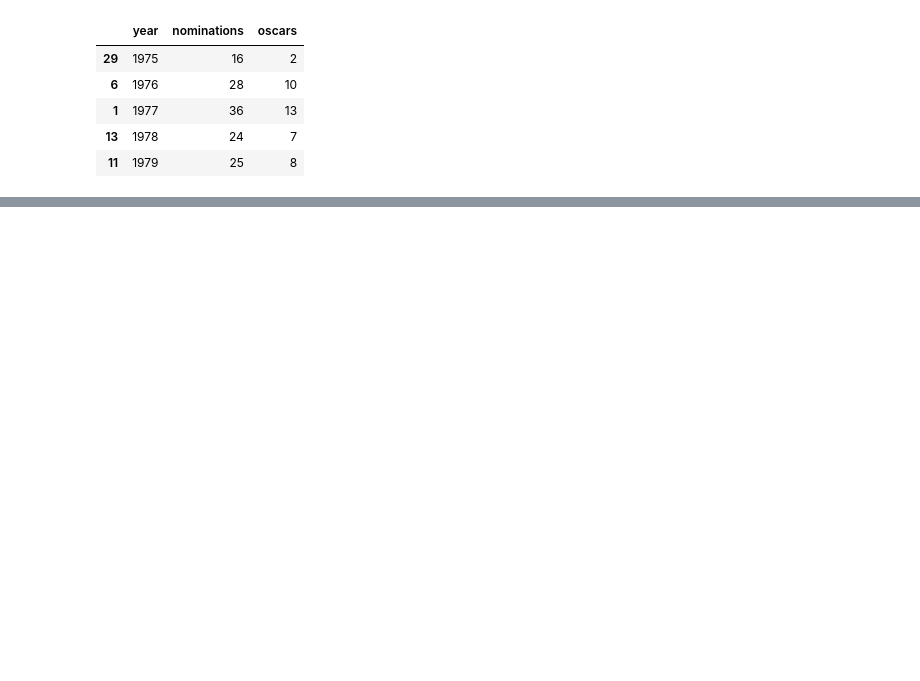
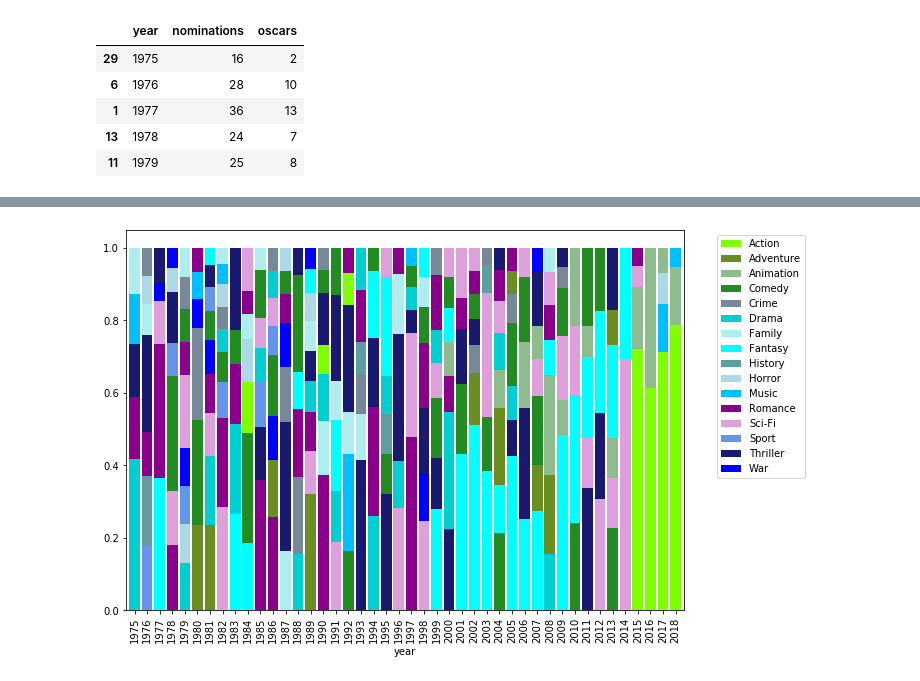
Before and after one commit to Fl00rtje/PyLadiesAms, a Jupyter notebook: Capstone Project Team 1.ipynb, the cells around one changed output, grey strips where cells are left out. Drawn from its saved outputs; the diff is of its cells as text; code cells hidden in the pictures; blank space fills up the shorter version.

```diff
--- a/Capstone Project Team 1.ipynb
+++ b/Capstone Project Team 1.ipynb
@@ -378,0 +485,46 @@ fig.show()
+# %%
+revenue_each_year = (blockbusters
+                     .assign(worldwide_gross = pd.to_numeric(blockbusters['worldwide_gross']))
+                     .assign(revenue_year = lambda df: df.groupby('year')['worldwide_gross'].transform(sum))
+                     .assign(revenue_year_category = lambda df: df.groupby(['year', 'Main_Genre'])['worldwide_gross'].transform(sum))
+                     .assign(prop_revenue_per_category_year = lambda df: df['revenue_year_category'] / df['revenue_year'])
+                    )
+
+revenue_each_year.head()
+
+
+revenue_each_year = revenue_each_year[['Main_Genre', 'year','prop_revenue_per_category_year']].drop_duplicates()
+
+revenue_each_year = (revenue_each_year
+     .assign(temp=lambda df: df.groupby('year')['prop_revenue_per_category_year'].shift())
+     .fillna(0)
+     .assign(bottom=lambda df: df.groupby('year')['temp'].cumsum()) #used for plotting
+     .reset_index()
+     .drop(['temp', 'index'], axis=1)
+)
+
+revenue_each_year_full = (combinations
+                     .rename({"category_per_year": "prop_revenue_per_category_year"}, axis="columns")
+                             .merge(revenue_each_year, on = ['year','Main_Genre'], how='outer')
+                             .fillna(0)
+                             .drop(['prop_revenue_per_category_year_x','bottom_x'], axis=1)
+                             .sort_values(['year', 'Main_Genre'])
+                            )
+# %%
+# visualise proportions
+
+fig, ax = pyplot.subplots()
+
+for num, genre in enumerate(revenue_each_year_full.Main_Genre.unique()):
+    values = list(revenue_each_year_full[categories_each_year_full['Main_Genre'] == genre].loc[:, 'prop_revenue_per_category_year_y'])
+    margin_bottom = list(revenue_each_year_full[categories_each_year_full['Main_Genre'] == genre].loc[:, 'bottom_y'])
+    revenue_each_year_full[revenue_each_year_full['Main_Genre'] == genre].plot.bar(x='year',y='prop_revenue_per_category_year_y', ax=ax, stacked=True,
+                                   bottom = margin_bottom, label=genre, color=color_map[color_map['Genre'] == genre].loc[:, 'Color'], figsize=(10,7), width = 0.85)
+
+
+pyplot.legend(bbox_to_anchor=(1.05, 1.0), loc='upper left')
+
+pyplot.show()
+# here again action movies are seen to become more proeminent in recent years.
+# %% [output]
+[figure, added]
```
Also changed, not shown: parts of 10 cells of this notebook.
